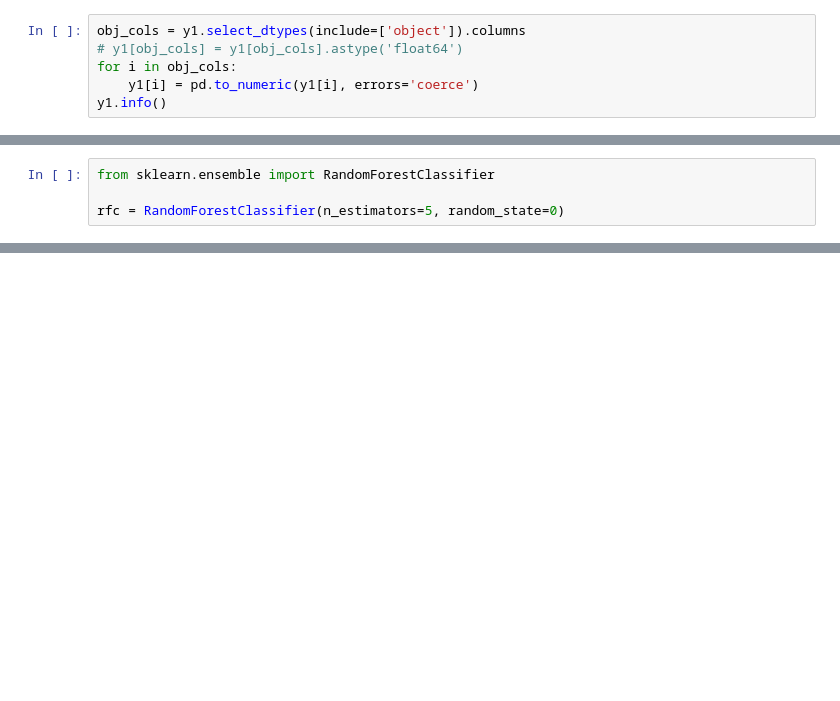
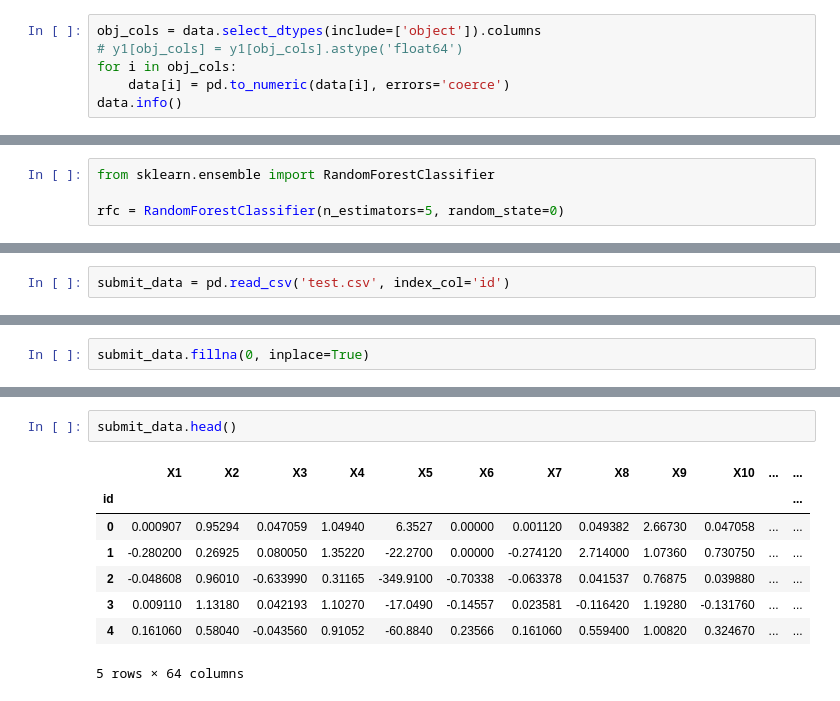
Before and after one commit to umegan/hait_lab_compt, a Jupyter notebook: code.ipynb, the cells around one changed output, grey strips where cells are left out. Drawn from its saved outputs; the diff is of its cells as text; blank space fills up the shorter version.

```diff
--- a/code.ipynb
+++ b/code.ipynb
@@ -67,8 +63,8 @@ memory usage: 3.5+ MB
 # %%
-obj_cols = y1.select_dtypes(include=['object']).columns
+obj_cols = data.select_dtypes(include=['object']).columns
 # y1[obj_cols] = y1[obj_cols].astype('float64')
 for i in obj_cols:
-    y1[i] = pd.to_numeric(y1[i], errors='coerce')
-y1.info()
+    data[i] = pd.to_numeric(data[i], errors='coerce')
+data.info()
 # %% [output]
 <class 'pandas.core.frame.DataFrame'>
@@ -150 +226,3 @@ Name: TARGET, Length: 5270, dtype: int64
+# %%
+submit_data = pd.read_csv('test.csv', index_col='id')
 # %%
@@ -177,0 +267,2 @@ Index(['a', 'b', 'c'], dtype='object')
+# %%
+submit_data.fillna(0, inplace=True)
@@ -177,0 +284,11 @@ Index(['a', 'b', 'c'], dtype='object')
+# %%
+submit_data.head()
+# %% [output]
+|  | X1 | X2 | X3 | X4 | X5 | X6 | X7 | X8 | X9 | X10 | ... | ... |
+| id |  |  |  |  |  |  |  |  |  |  |  | ... |
+| 0 | 0.000907 | 0.95294 | 0.047059 | 1.04940 | 6.3527 | 0.00000 | 0.001120 | 0.049382 | 2.66730 | 0.047058 | ... | ... |
+| 1 | -0.280200 | 0.26925 | 0.080050 | 1.35220 | -22.2700 | 0.00000 | -0.274120 | 2.714000 | 1.07360 | 0.730750 | ... | ... |
+| 2 | -0.048608 | 0.96010 | -0.633990 | 0.31165 | -349.9100 | -0.70338 | -0.063378 | 0.041537 | 0.76875 | 0.039880 | ... | ... |
+| 3 | 0.009110 | 1.13180 | 0.042193 | 1.10270 | -17.0490 | -0.14557 | 0.023581 | -0.116420 | 1.19280 | -0.131760 | ... | ... |
+| 4 | 0.161060 | 0.58040 | -0.043560 | 0.91052 | -60.8840 | 0.23566 | 0.161060 | 0.559400 | 1.00820 | 0.324670 | ... | ... |
+5 rows × 64 columns
```
Also changed, not shown: parts of 39 cells of this notebook.
